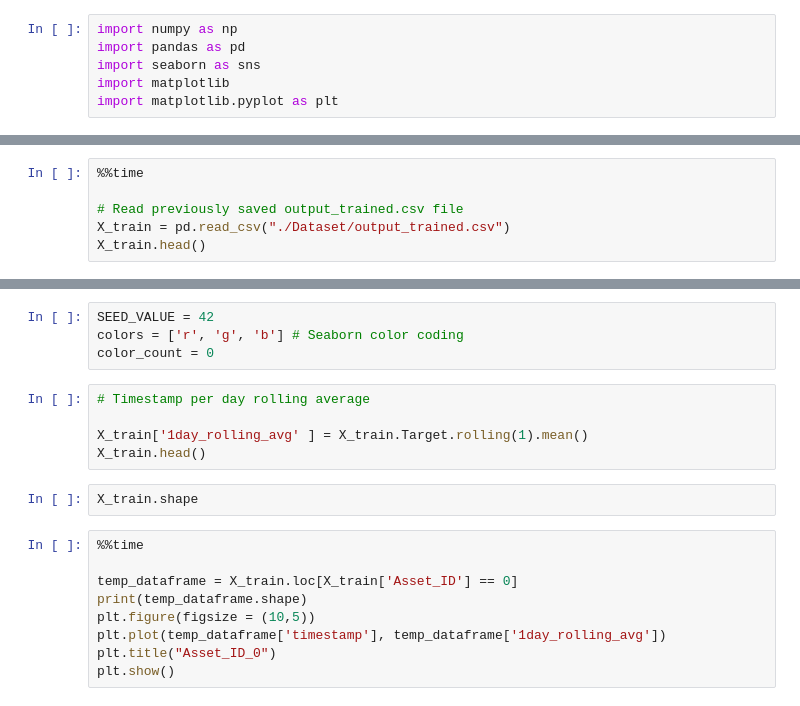
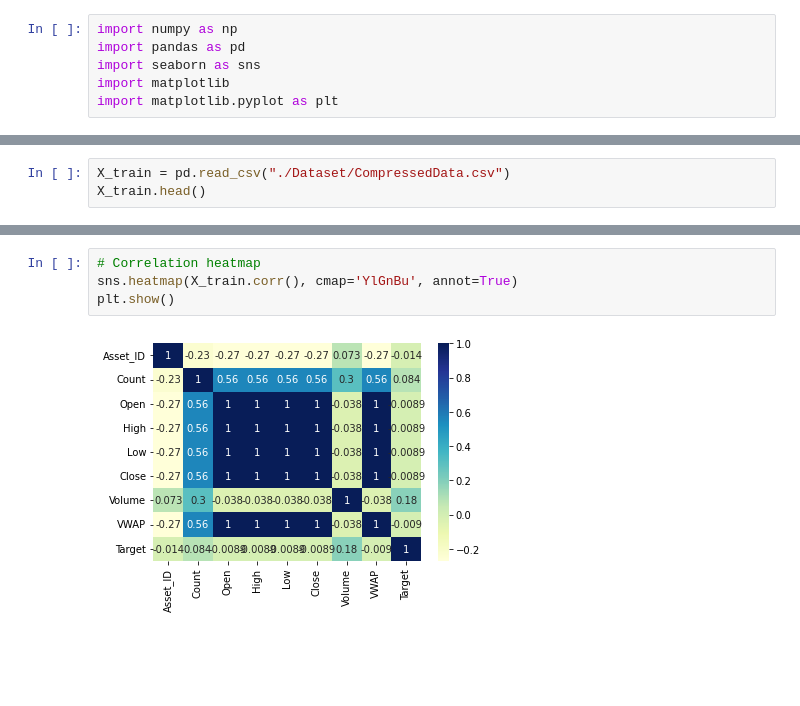
Before and after one commit to kashvi05/CSE523-Machine-Learning-2022-CryptoPolice, a Jupyter notebook: Exploratory Data Analysis.ipynb, the cells around one changed output, grey strips where cells are left out. Saved outputs shown, nothing was run; the diff lists cells and outputs as text; blank space fills up the shorter version.

Commit message:
EDA Plots plotted

```diff
--- a/Exploratory Data Analysis.ipynb
+++ b/Exploratory Data Analysis.ipynb
@@ -7,6 +11,3 @@ import matplotlib.pyplot as plt
 # %%
-%%time
-
-# Read previously saved output_trained.csv file
-X_train = pd.read_csv("./Dataset/output_trained.csv")
+X_train = pd.read_csv("./Dataset/CompressedData.csv")
 X_train.head()
@@ -13,20 +21,6 @@ X_train.head()
-# %%
-SEED_VALUE = 42
-colors = ['r', 'g', 'b'] # Seaborn color coding
-color_count = 0
-# %%
-# Timestamp per day rolling average
-
-X_train['1day_rolling_avg' ] = X_train.Target.rolling(1).mean()
-X_train.head()
-# %%
-X_train.shape
-# %%
-%%time
-
-temp_dataframe = X_train.loc[X_train['Asset_ID'] == 0]
-print(temp_dataframe.shape)
-plt.figure(figsize = (10,5))
-plt.plot(temp_dataframe['timestamp'], temp_dataframe['1day_rolling_avg'])
-plt.title("Asset_ID_0")
-plt.show()
+# %%
+# Correlation heatmap
+sns.heatmap(X_train.corr(), cmap='YlGnBu', annot=True)
+plt.show()
+# %% [output]
+[figure, added]
```
Also changed, not shown: parts of 5 cells of this notebook.
